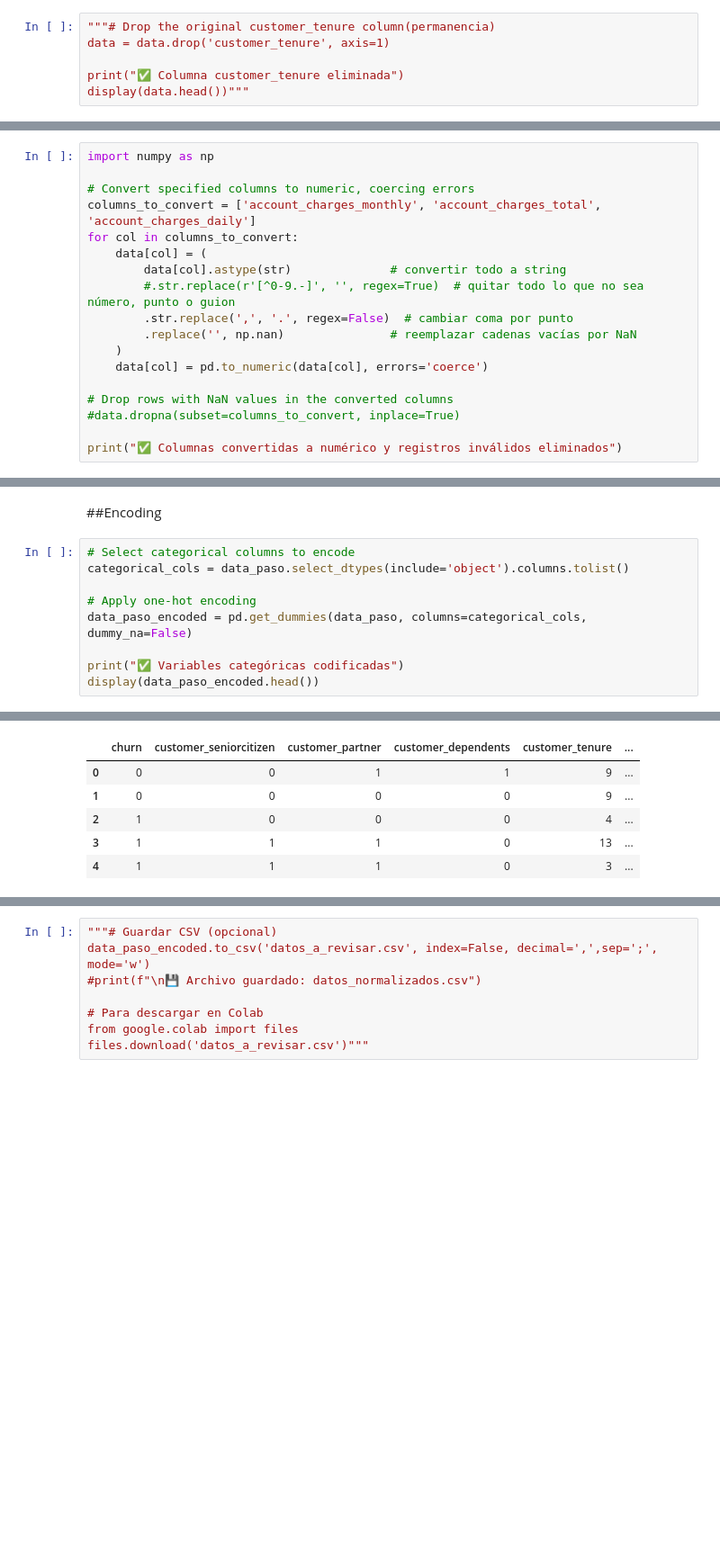
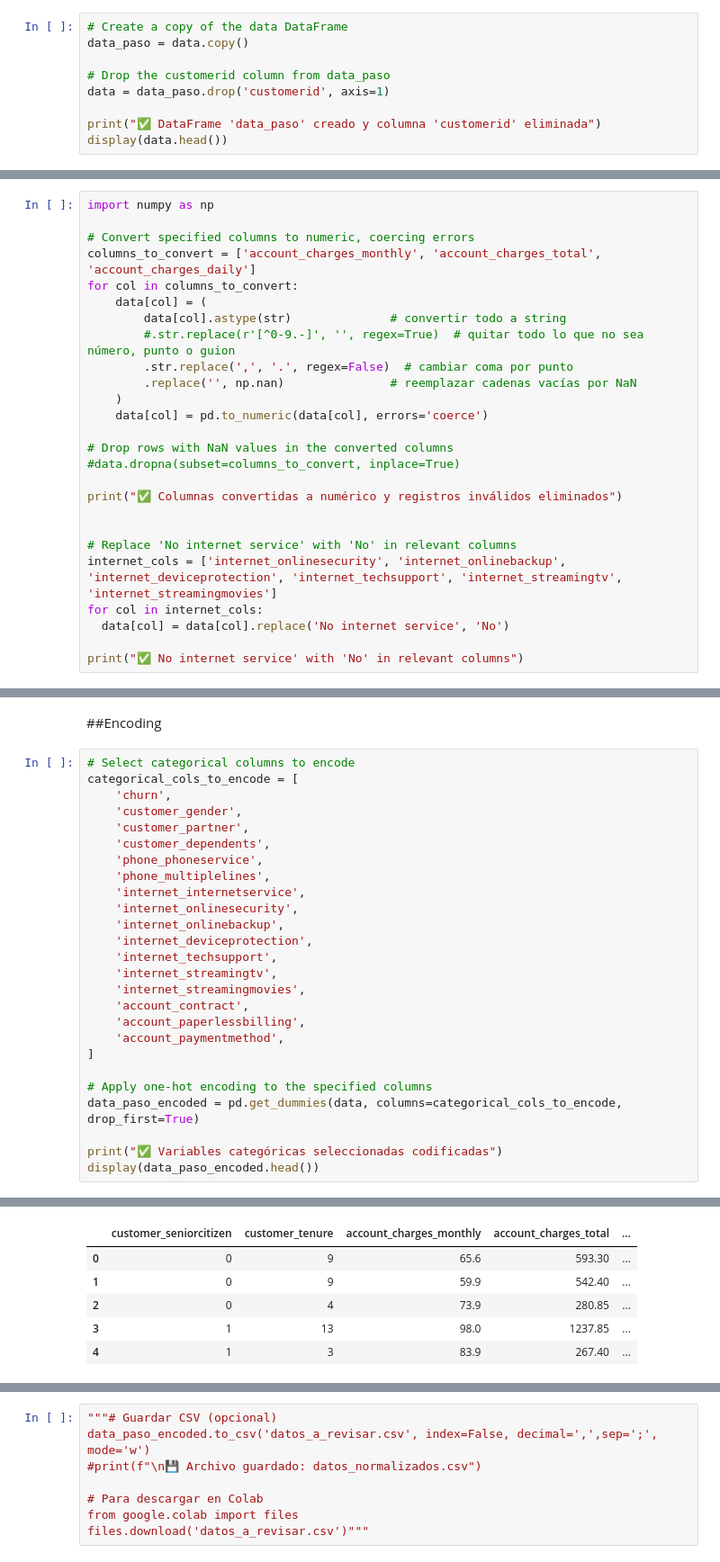
Before and after one commit to macollipal/-challenge3-data-science-LATAM, a Jupyter notebook: challenge3_data_science_LATAM.ipynb, the cells around one changed output, grey strips where cells are left out. Shown: that part at 90% size. Cells and saved outputs as stored; diff of their text form; blank space fills up the shorter version.

```diff
--- a/challenge3_data_science_LATAM.ipynb
+++ b/challenge3_data_science_LATAM.ipynb
@@ -60,7 +36,10 @@ display(data.head())
 # %%
-"""# Drop the original customer_tenure column(permanencia)
-data = data.drop('customer_tenure', axis=1)
+# Create a copy of the data DataFrame
+data_paso = data.copy()
 
-print("✅ Columna customer_tenure eliminada")
-display(data.head())"""
+# Drop the customerid column from data_paso
+data = data_paso.drop('customerid', axis=1)
+
+print("✅ DataFrame 'data_paso' creado y columna 'customerid' eliminada")
+display(data.head())
 # %% [output]
@@ -105,5 +91,13 @@ for col in columns_to_convert:
 #data.dropna(subset=columns_to_convert, inplace=True)
 
 print("✅ Columnas convertidas a numérico y registros inválidos eliminados")
+
+
+# Replace 'No internet service' with 'No' in relevant columns
+internet_cols = ['internet_onlinesecurity', 'internet_onlinebackup', 'internet_deviceprotection', 'internet_techsupport', 'internet_streamingtv', 'internet_streamingmovies']
+for col in internet_cols:
+  data[col] = data[col].replace('No internet service', 'No')
+
+print("✅ No internet service' with 'No' in relevant columns")
 # %% [output]
 ✅ Columnas convertidas a numérico y registros inválidos eliminados
@@ -144,11 +126,28 @@ NameError: name 'data' is not defined
 ##Encoding
 # %%
 # Select categorical columns to encode
-categorical_cols = data_paso.select_dtypes(include='object').columns.tolist()
+categorical_cols_to_encode = [
+    'churn',
+    'customer_gender',
+    'customer_partner',
+    'customer_dependents',
+    'phone_phoneservice',
+    'phone_multiplelines',
+    'internet_internetservice',
+    'internet_onlinesecurity',
+    'internet_onlinebackup',
+    'internet_deviceprotection',
+    'internet_techsupport',
+    'internet_streamingtv',
+    'internet_streamingmovies',
+    'account_contract',
+    'account_paperlessbilling',
+    'account_paymentmethod',
+]
 
-# Apply one-hot encoding
-data_paso_encoded = pd.get_dummies(data_paso, columns=categorical_cols, dummy_na=False)
+# Apply one-hot encoding to the specified columns
+data_paso_encoded = pd.get_dummies(data, columns=categorical_cols_to_encode, drop_first=True)
 
-print("✅ Variables categóricas codificadas")
+print("✅ Variables categóricas seleccionadas codificadas")
 display(data_paso_encoded.head())
 # %% [output]
@@ -156,6 +155,6 @@ display(data_paso_encoded.head())
-|  | churn | customer_seniorcitizen | customer_partner | customer_dependents | customer_tenure | ... |
-| 0 | 0 | 0 | 1 | 1 | 9 | ... |
-| 1 | 0 | 0 | 0 | 0 | 9 | ... |
-| 2 | 1 | 0 | 0 | 0 | 4 | ... |
-| 3 | 1 | 1 | 1 | 0 | 13 | ... |
-| 4 | 1 | 1 | 1 | 0 | 3 | ... |
+|  | customer_seniorcitizen | customer_tenure | account_charges_monthly | account_charges_total | ... |
+| 0 | 0 | 9 | 65.6 | 593.30 | ... |
+| 1 | 0 | 9 | 59.9 | 542.40 | ... |
+| 2 | 0 | 4 | 73.9 | 280.85 | ... |
+| 3 | 1 | 13 | 98.0 | 1237.85 | ... |
+| 4 | 1 | 3 | 83.9 | 267.40 | ... |
```
Also changed, not shown: parts of 39 cells of this notebook.
